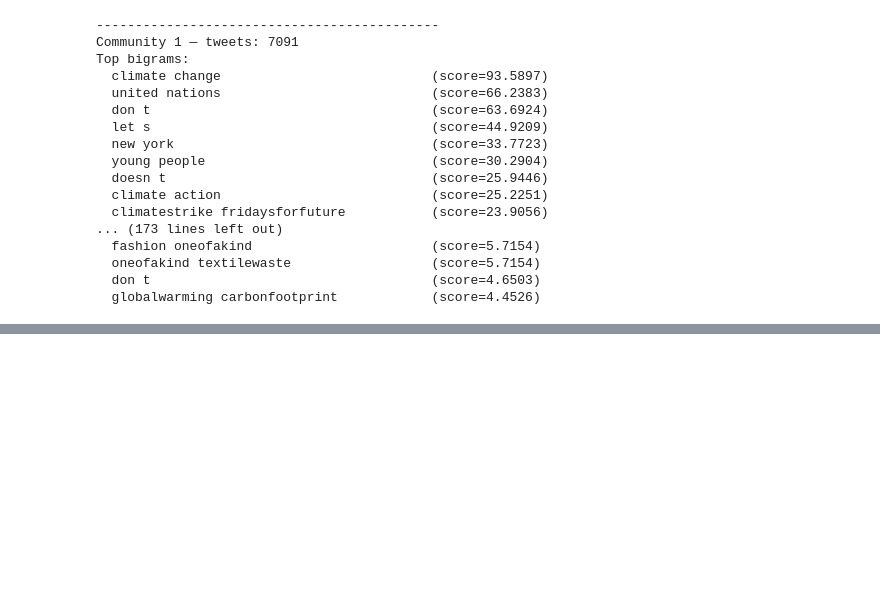
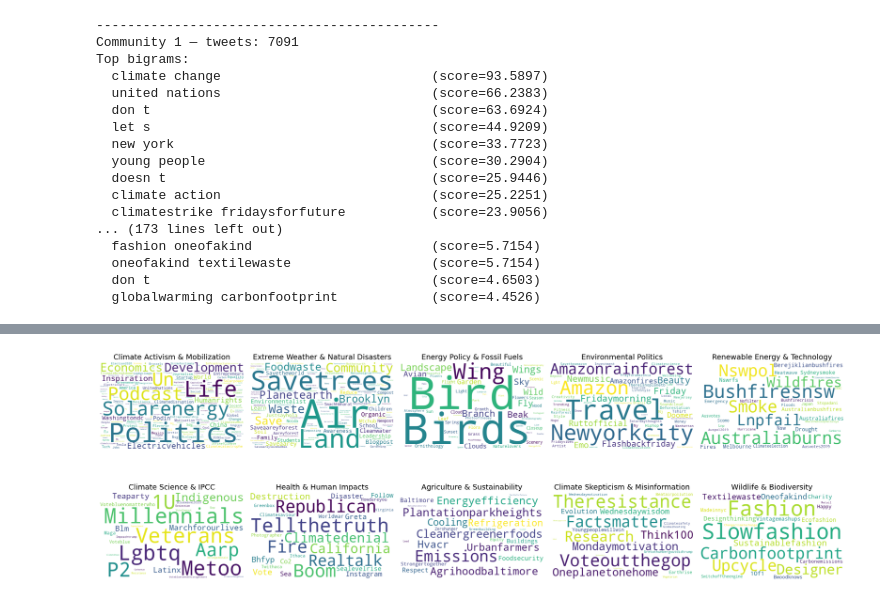
Before and after one commit to annemollelsborg/02805_climate_conv, a Jupyter notebook: FINAL.ipynb, the cells around one changed output, grey strips where cells are left out. Saved outputs shown, nothing was run; the diff lists cells and outputs as text; code cells hidden in the pictures; blank space fills up the shorter version.

```diff
--- a/FINAL.ipynb
+++ b/FINAL.ipynb
@@ -693,0 +933,97 @@ Top bigrams:
+# %%
+from wordcloud import WordCloud
+import matplotlib.pyplot as plt
+
+# ---- manual replacements ----
+replace_map = {
+    "#climatechange": "Climate Change",
+    "#actonclimate": "Climate Action",
+    "#gretathunberg": "Greta Thunberg",
+    "#renewables": "Renewable Energy",
+    "#floods": "Floods",
+    "#wildfires": "Wildfires",
+    "#co2": "CO2 Emissions",
+    "#greenenergy": "Green Energy",
+    # extend with your own mappings...
+}
+
+# ---- manual titles for each community ----
+community_titles = {
+    0: "Climate Activism & Mobilization",
+    1: "Extreme Weather & Natural Disasters",
+    2: "Energy Policy & Fossil Fuels",
+    3: "Environmental Politics",
+    4: "Renewable Energy & Technology",
+    5: "Climate Science & IPCC",
+    6: "Health & Human Impacts",
+    7: "Agriculture & Sustainability",
+    8: "Climate Skepticism & Misinformation",
+    9: "Wildlife & Biodiversity",
+}
+
+# ---- helper: apply replacements ----
+def apply_replacements(freq_dict):
+    new_freq = {}
+    for tag, weight in freq_dict.items():
+
+        key = tag.lower()
+
+        # strip common prefix "#" if needed
+        if key.startswith("#"):
+            key = key
+
+        # replace if mapping exists
+        if key in replace_map:
+            label = replace_map[key]
+        else:
+            # default fallback: strip "#" and capitalize
+            label = tag.lstrip("#").replace("_", " ").title()
+
+        # accumulate frequency if two hashtags map to same label
+        new_freq[label] = new_freq.get(label, 0) + weight
+
+    return new_freq
+
+
+# ---- visualization ----
+communities_sorted_10 = communities_sorted[:10]
+
+n_cols = 5
+top_k = len(communities_sorted_10)
+n_rows = (top_k + n_cols - 1) // n_cols
+
+fig, axes = plt.subplots(n_rows, n_cols, figsize=(20, 4 * n_rows))
+axes = axes.flatten()
+
+for idx, (comm, ax) in enumerate(zip(communities_sorted_10, axes)):
+
+    # compute weighted degree freq
+    freq_raw = get_freq(comm)
+
+    # apply the replacement mapping
+    freq_clean = apply_replacements(freq_raw)
+
+    # generate wordcloud
+    wc = WordCloud(
+        width=500,
+        height=300,
+        background_color="white",
+        prefer_horizontal=1.0,
+    ).generate_from_frequencies(freq_clean)
+
+    ax.imshow(wc, interpolation="bilinear")
+
+    # ----- custom title -----
+    title = community_titles.get(idx, f"Community {idx+1}")
+    ax.set_title(title, fontsize=14)
+
+    ax.axis("off")
+
+# hide unused axes
+for ax in axes[top_k:]:
+    ax.axis("off")
+
+plt.tight_layout()
+plt.show()
+# %% [output]
+[figure, added]
```
Also changed, not shown: parts of 11 cells of this notebook.
